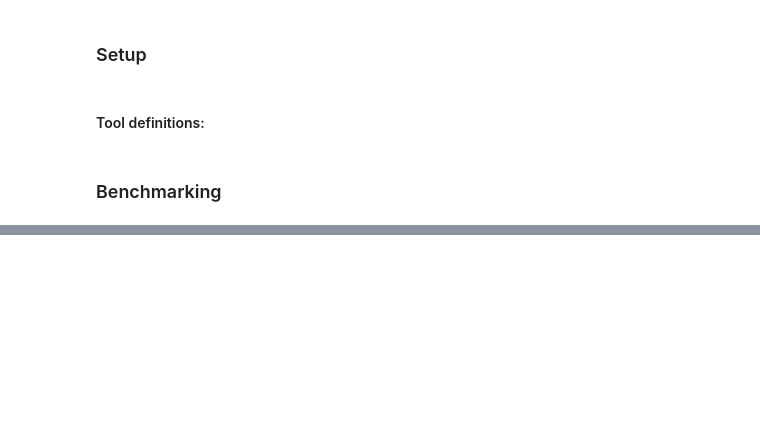
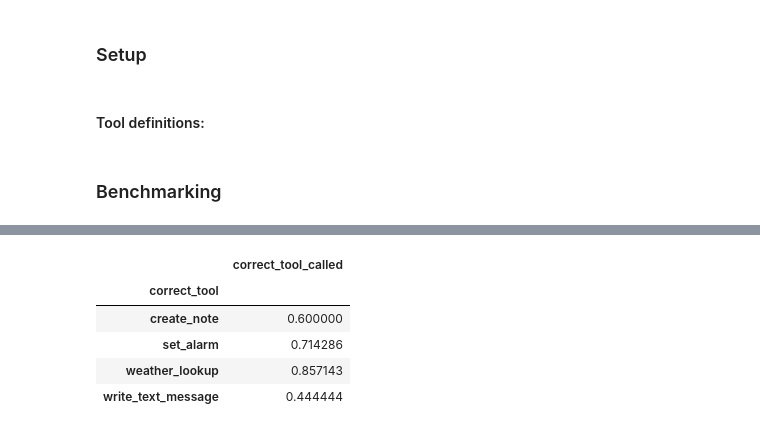
Before and after one commit to BruinAI/cactus, a Jupyter notebook: pebble_qwen/eval/original-evals.ipynb, the cells around one changed output, grey strips where cells are left out. Cells and saved outputs as stored; diff of their text form; code cells hidden in the pictures; blank space fills up the shorter version.

Commit message:
must up to date eval setup and investigations
Signed-off-by: Noah Cylich <noahcylich@gmail.com>

```diff
--- a/pebble_qwen/eval/original-evals.ipynb
+++ b/pebble_qwen/eval/original-evals.ipynb
@@ -561,12 +585,25 @@ eval_data = [
 ]
 # %%
 model_slugs=[
-    'Qwen3-0.6B_tool_calling_lora',
-    # 'qwen3-0.6b',
+    # 'Qwen3-0.6B_tool_calling_lora',
+    # 'qwen3-0.6b-bf16',
+    # 'qwen3-0.6b-fp16',
+    'qwen3-0.6b',
     # 'lfm2-1.2B-Tool',
     # 'lfm2-1.2B',
     # 'lfm2-350m',
 ]
+
+SYSTEM_PROMPT = """You are a helpful personal assistant. When the user asks you to perform an action, you must call the appropriate tool. Always use tools to complete tasks or get information rather than just acknowledging the request.
+
+Important: Do NOT call tools for general knowledge questions like "What is the capital of France?" or "How old is...?" - answer these directly.
+
+Tool Selection Guidelines:
+- For alarms: Use 'set_alarm' for requests to wake up or be alerted at a specific time, even if they mention "tomorrow". Only use timers for duration-based requests like "in 30 minutes".
+- For notes: Use 'create_note' when the user wants to write something down, save a thought, remember something, or "jot down" information. If they say "remind me" WITHOUT a specific time (e.g., "remind me to buy milk"), treat it as a note to save, not a timed reminder.
+- For messages: Use 'write_text_message' when the user wants to send a text, message, or tell someone something (e.g., "Tell John..." or "Text Sarah...").
+- For weather: Use 'weather_lookup' when the user wants current weather or forecast information. Questions like "Will I need an umbrella?" or "How cold is it?" are weather requests."""
+
 
 results = []
 
@@ -574,10 +611,10 @@ for model_slug in model_slugs:
 
     clm = CactusChatModel(
         slug=model_slug,
-        prompt="You are a helpful assistant. You have access to a list of tools. You are communicating via one-shot interactions. If using a tool/function, just call it without asking follow-up questions."
+        prompt=SYSTEM_PROMPT,
     )
 
-    for filter_tools in [True, False]:
+    for filter_tools in [False]:
         for sample in eval_data:
             query = sample['query']
             correct_tool = sample['correct_tool']
@@ -620,8 +669,11 @@ df[df.correct_tool == 'write_text_message']
 # %%
-pd.DataFrame(df.groupby(['filter_tools', 'correct_tool']).correct_tool_called.mean()).reset_index().pivot(
-    columns='correct_tool',
-    index='filter_tools',
-    values='correct_tool_called'
-)
+pd.DataFrame(df.groupby(['correct_tool']).correct_tool_called.mean())
+# %% [output]
+|  | correct_tool_called |
+| correct_tool |  |
+| create_note | 0.600000 |
+| set_alarm | 0.714286 |
+| weather_lookup | 0.857143 |
+| write_text_message | 0.444444 |
 # %%
 df.groupby(['filter_tools']).correct_tool_called.mean()
```
Also changed, not shown: parts of 8 cells of this notebook, 5 other files.
